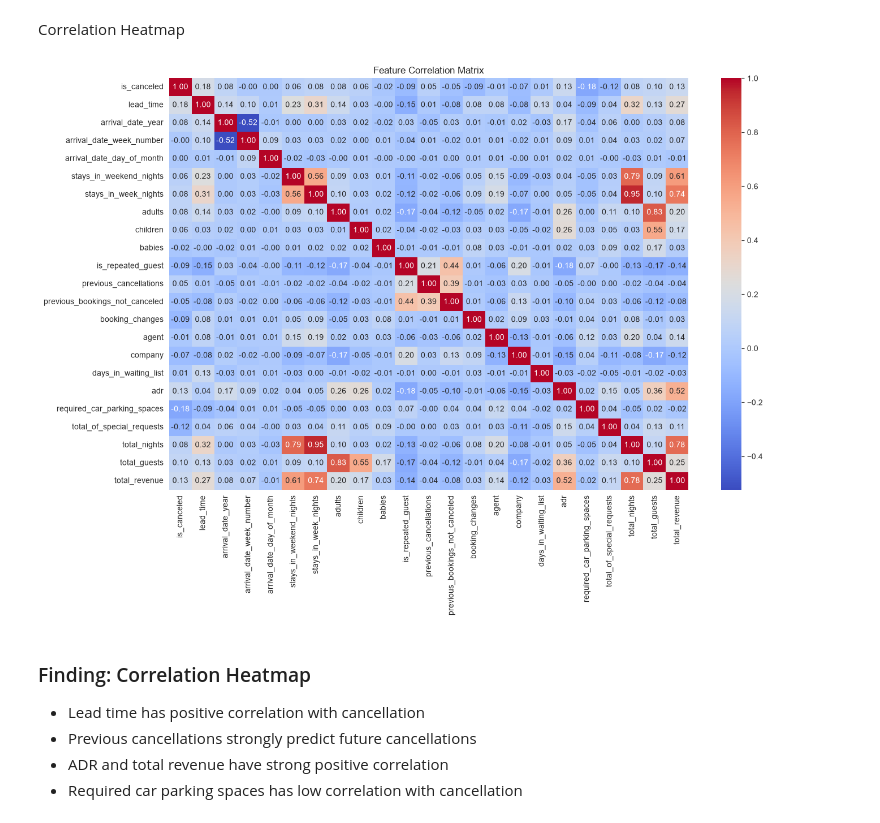
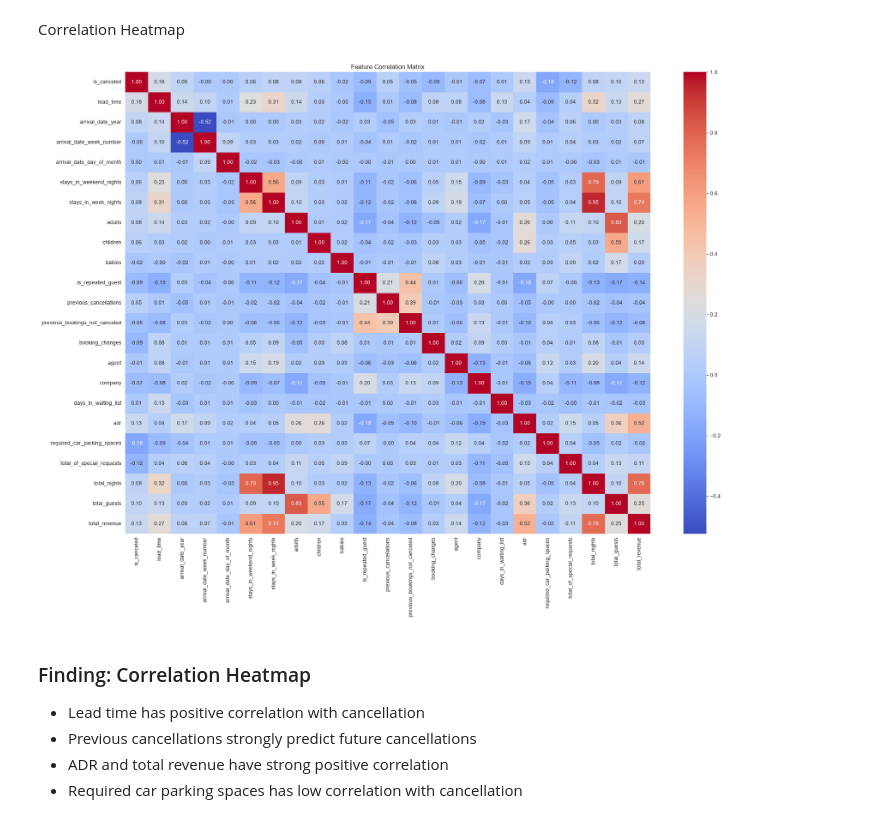
Before and after one commit to yourxtanamay/Infotect_Project-2, a Jupyter notebook: Hotel Booking EDA & Analysis.ipynb, the cells around one changed output. Drawn from its saved outputs; the diff is of its cells as text; code cells hidden in the pictures.

Commit message:
fixing the Figsize of Correlation Heatmap

```diff
--- a/Hotel Booking EDA & Analysis.ipynb
+++ b/Hotel Booking EDA & Analysis.ipynb
@@ -115,14 +115,14 @@ Correlation Heatmap
 # %%
 numeric_df = df.select_dtypes(include=np.number)
 corr = numeric_df.corr()
 
-plt.figure(figsize=(14,10))
+plt.figure(figsize=(20,15))
 sns.heatmap(corr, annot=True,
             fmt='.2f', cmap='coolwarm')
 plt.title('Feature Correlation Matrix')
 plt.tight_layout()
 # %% [output]
-[figure, old version]
+[figure, new version]
 # %% [markdown]
 ### Finding: Correlation Heatmap
 - Lead time has positive correlation with cancellation
```
